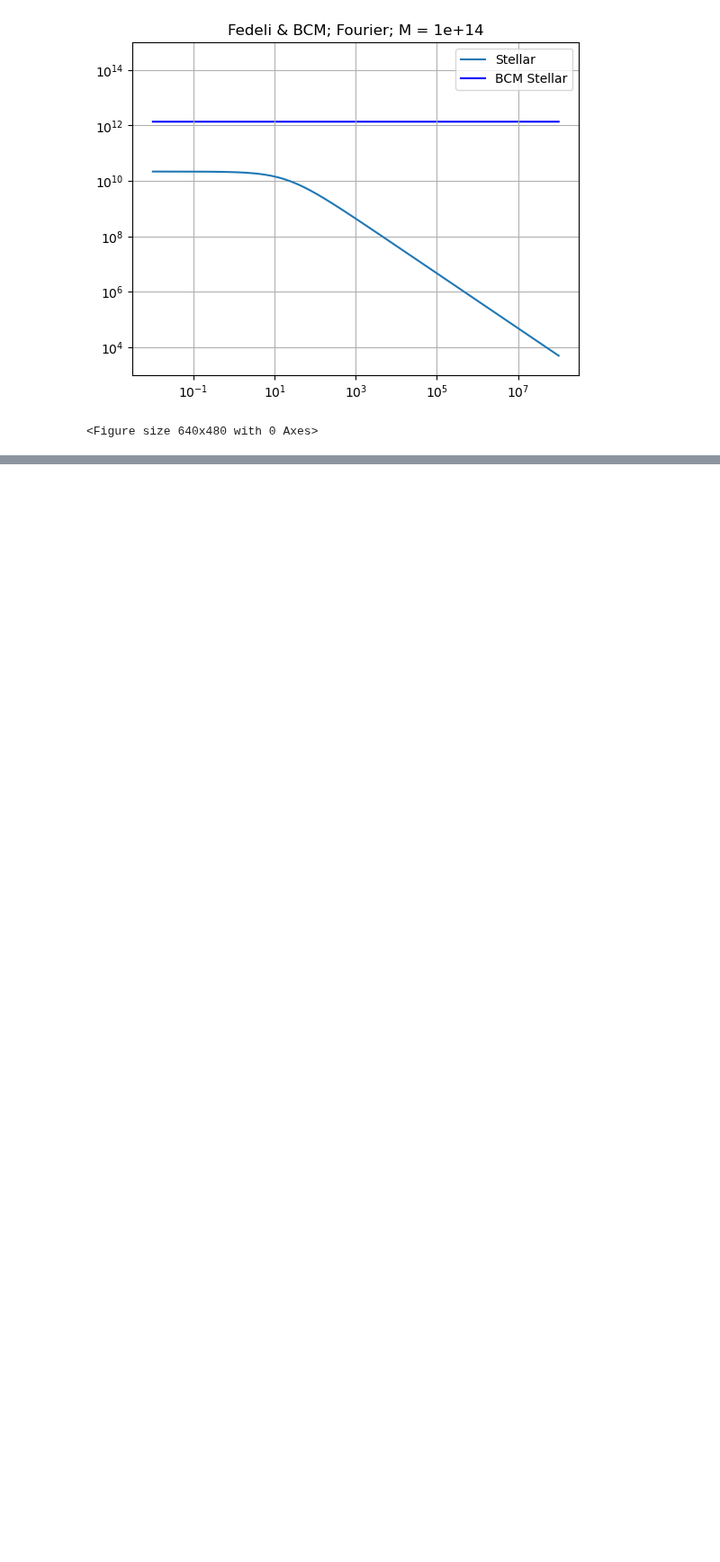
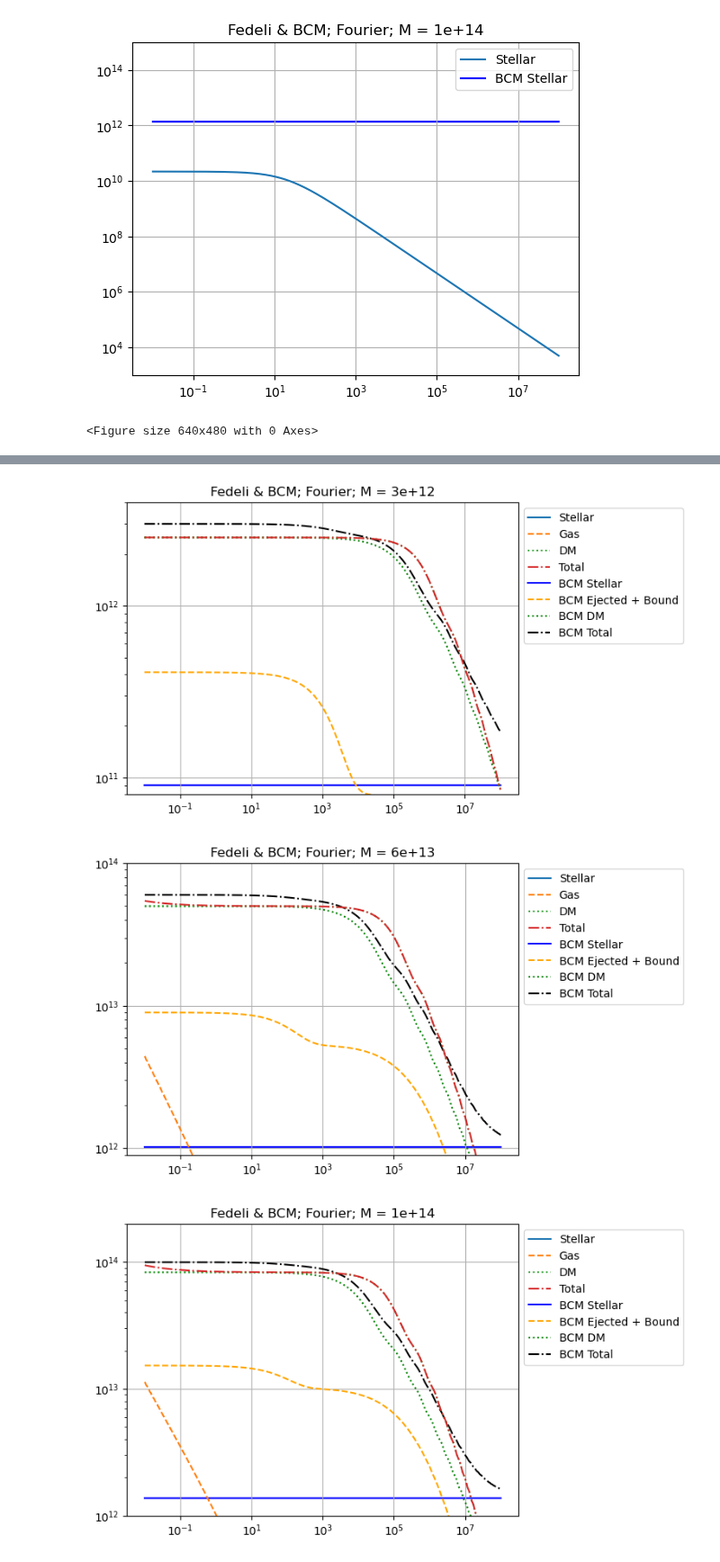
Before and after one commit to Catherine-Lambe/Oxford-Internship-Practices, a Jupyter notebook: Fedeli_2014/Fedeli_model_implement1_080824.ipynb, the cells around one changed output, grey strips where cells are left out. Shown at 90% size. Drawn from its saved outputs; the diff is of its cells as text; code cells hidden in the pictures; blank space fills up the shorter version.

```diff
--- a/Fedeli_2014/Fedeli_model_implement1_080824.ipynb
+++ b/Fedeli_2014/Fedeli_model_implement1_080824.ipynb
@@ -784,0 +797,25 @@ for i, mass in enumerate(trial_M):
+# %%
+colours = ['tab:blue', 'tab:orange', 'tab:green', 'tab:red'] #['r', 'g', 'b', 'k']
+ylim_plot = []
+for i, mass in enumerate(trial_M):
+    plt.plot(trial_r, trial_stel_fourier[i], '-', color=colours[0], zorder=6, label='Stellar');
+    plt.plot(trial_r, trial_gas_fourier[i], '--', color=colours[1], zorder=7, label='Gas');
+    plt.plot(trial_r, trial_dm_fourier[i], ':', color=colours[2], label='DM', zorder=8);
+    plt.plot(trial_r, trial_sum_fourier[i], '-.', color=colours[3], zorder=9, label='Total');
+
+    plt.plot(trial_r, stel_fourier[i], 'b-', zorder=1, label='BCM Stellar');
+    plt.plot(trial_r, ej_fourier[i]+bd_fourier[0,i], '--', color='orange', zorder=2, label='BCM Ejected + Bound');
+    plt.plot(trial_r, cdm_fourier[i], 'g:', zorder=4, label='BCM DM');
+    plt.plot(trial_r, bcm_fourier[i], 'k-.', zorder=5, label='BCM Total');
+    plt.legend(loc='best', bbox_to_anchor=(1, 1))
+    plt.grid(True)
+    ylim_lower, ylim_upper = [8E10, 9E11, 1E12], [4E12, 1E14, 2E14]
+    plt.ylim(ylim_lower[i], ylim_upper[i])
+    plt.xscale('log')
+    plt.yscale('log')
+    plt.title(f'Fedeli & BCM; Fourier; M = {mass:.1g}');
+    plt.figure();
+# %% [output]
+[figure, added]
+[figure, added]
+[figure, added]
```
Also changed, not shown: parts of 3 cells of this notebook.
